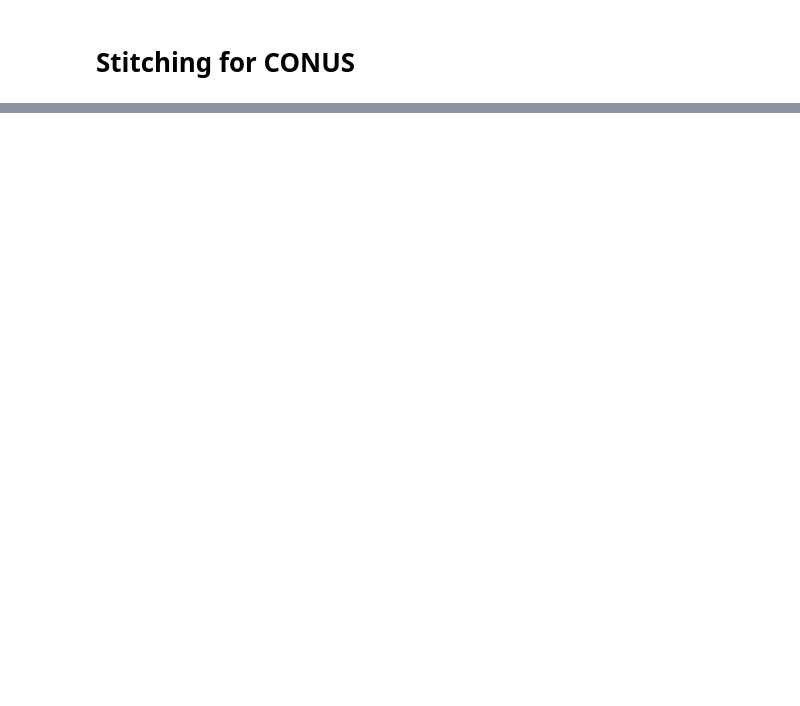
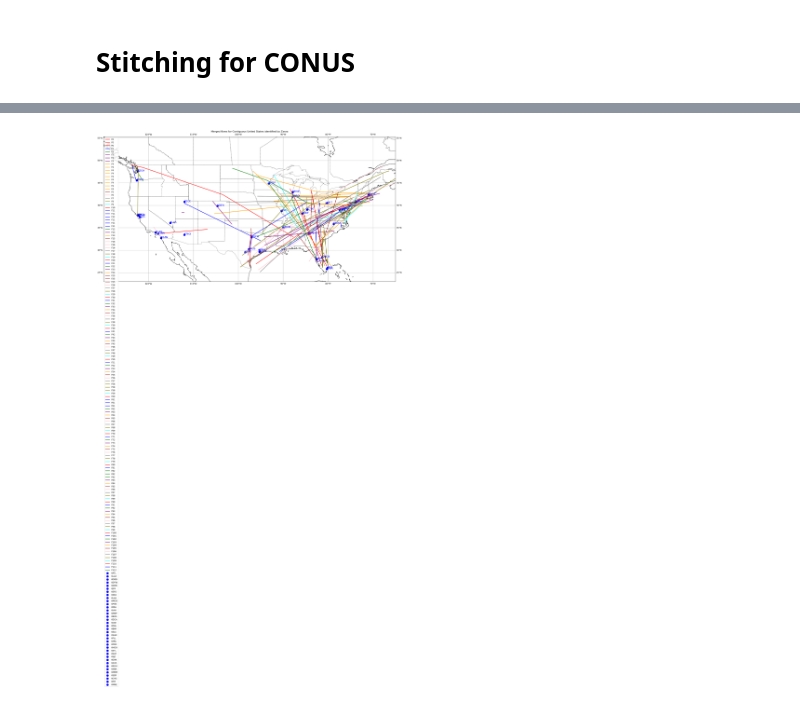
Before and after one commit to thinhhoang95/XFD, a Jupyter notebook: flow-detection/stitch_cluster9.ipynb, the cells around one changed output, grey strips where cells are left out. Saved outputs shown, nothing was run; the diff lists cells and outputs as text; code cells hidden in the pictures; blank space fills up the shorter version.

```diff
--- a/flow-detection/stitch_cluster9.ipynb
+++ b/flow-detection/stitch_cluster9.ipynb
@@ -187,0 +186,18 @@ visualize_flows('conus', hash_counts, hash_df, wp_df, n_first_hashes = 1)
+# %%
+from tqdm import tqdm
+from stitcher import visvalingam_wyatt_merge_flows
+
+merge_instructions = [
+    (9,51,19,20,4),
+    (64, 120),
+    (67, 110),
+    (108, 17),
+    (12, 46, 59, 79),
+    (76, 0),
+    (110, 92),
+    (77, 3),
+    (28, 84)
+]
+
+merged_flows = visvalingam_wyatt_merge_flows(merge_instructions, flows)
+print(f'Merged {len(merge_instructions)} clusters into {len(merged_flows)} flows')
@@ -187,0 +224,54 @@ visualize_flows('conus', hash_counts, hash_df, wp_df, n_first_hashes = 1)
+# %%
+import cartopy.crs as ccrs
+import cartopy.feature
+import matplotlib.pyplot as plt
+import mplcursors
+
+def plot_merged_flows(merged_flows: list) -> None:
+    # Create a Cartopy PlateCarree projection
+    projection = ccrs.PlateCarree()
+
+    # Create a figure
+    fig, ax = plt.subplots(figsize=(20, 20), subplot_kw={'projection': ccrs.PlateCarree()})
+
+    lat_bounds, lon_bounds = get_region_bounds('conus')
+
+    ax.set_extent([lon_bounds[0], lon_bounds[1], lat_bounds[0], lat_bounds[1]])
+
+    for i, flow in enumerate(merged_flows):
+        # Plot the great circle going through sm_start and sm_end
+        color = color_codes[i % len(color_codes)]
+        if len(flow) > 1:
+            for f in range(len(flow)-1):
+                sm_start, sm_end = flow[f], flow[f+1]
+                ax.plot([sm_start[1], sm_end[1]], [sm_start[0], sm_end[0]], color=color, linewidth=2, transform=ccrs.Geodetic(), label=f'F{i}')
+        else:
+            sm_start, sm_end = flow[0]
+            ax.scatter(sm_start[1], sm_start[0], color=color, s=100, transform=ccrs.PlateCarree(), label=f'F{i}')
+    # Add map features
+    ax.coastlines()
+    #ax.add_feature(cartopy.feature.OCEAN)
+    #ax.add_feature(cartopy.feature.LAND, edgecolor='black')
+    ax.add_feature(cartopy.feature.STATES, linestyle=':')
+    plt.title(f'Merged flows for Contiguous United States identified by Zarya')
+    plt.tight_layout()
+    # Set equal aspect ratio
+    ax.set_aspect('equal', adjustable=None)
+    # Show gridlines
+    ax.gridlines(draw_labels=True)
+    # Scatter plot the busiest airports
+    for airport, data in busiest_airports.items():
+        ax.scatter(data['lon'], data['lat'], color='blue', s=100, transform=ccrs.PlateCarree(), label=airport)
+        ax.text(data['lon'], data['lat'], airport, transform=ccrs.PlateCarree(), fontsize=12, color='blue')
+    # Add mplcursors to make it interactive
+    cursor = mplcursors.cursor(hover=True)
+    # Annotate with the legend label when hovering over a curve
+    @cursor.connect("add")
+    def on_add(sel):
+        sel.annotation.set_text(sel.artist.get_label())
+    plt.legend()
+    plt.show()
+
+plot_merged_flows(merged_flows)
+# %% [output]
+[figure, added]
```
Also changed, not shown: parts of 11 cells of this notebook, 2 other files.
